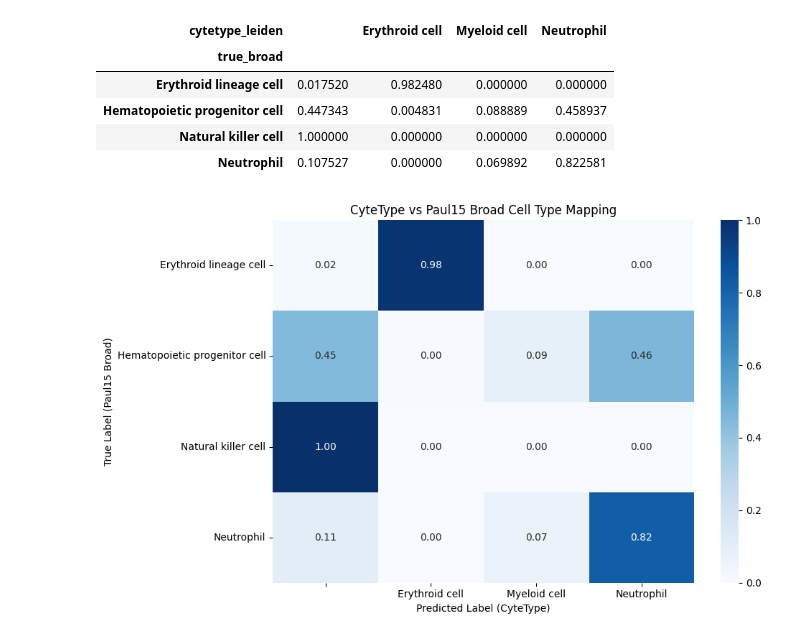
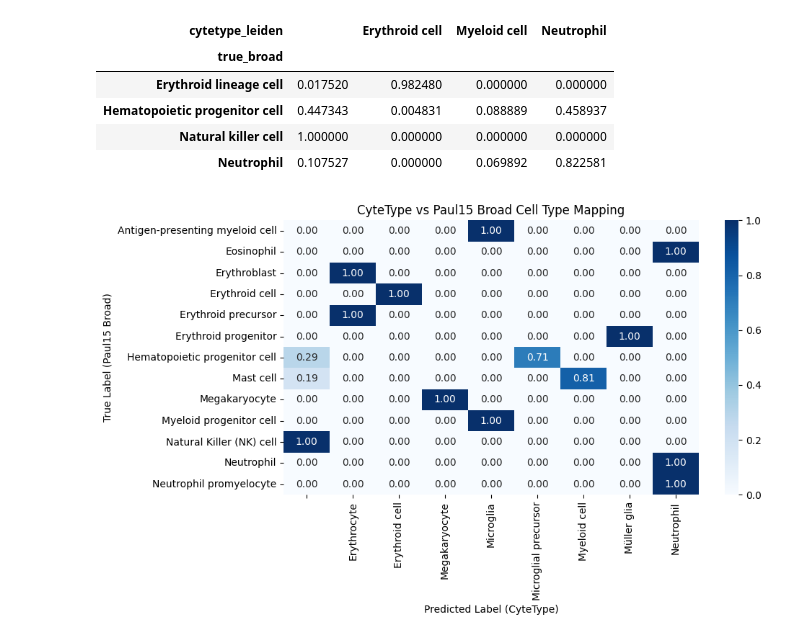
Before and after one commit to dalloliogm/cytetype_eval, a Jupyter notebook: cytetype exploration.ipynb, the cells around one changed output. Cells and saved outputs as stored; diff of their text form; code cells hidden in the pictures.

```diff
--- a/cytetype exploration.ipynb
+++ b/cytetype exploration.ipynb
@@ -181,22 +179,27 @@ Categories (19, object): ['1Ery', '2Ery', '3Ery', '4Ery', ..., '16Neu', '17Neu',
 # %%
 label_map = {
-    '1Ery': 'Erythroid lineage cell',
-    '2Ery': 'Erythroid lineage cell',
-    '3Ery': 'Erythroid lineage cell',
-    '4Ery': 'Erythroid lineage cell',
-    '5MEP': 'Hematopoietic progenitor cell',
-    '6MEP': 'Hematopoietic progenitor cell',
-    '7MEP': 'Hematopoietic progenitor cell',
-    '8GMP': 'Hematopoietic progenitor cell',
-    '9DC': 'Hematopoietic progenitor cell',
-    '10Baso': 'Hematopoietic progenitor cell',
-    '11Mo': 'Hematopoietic progenitor cell',
-    '12Mo': 'Hematopoietic progenitor cell',
-    '13Baso': 'Hematopoietic progenitor cell',
-    '14Mo': 'Hematopoietic progenitor cell',
-    '15Mo': 'Hematopoietic progenitor cell',
+    '1Ery': 'Erythroblast',
+    '2Ery': 'Erythroid precursor',
+    '3Ery': 'Erythroblast',
+    '4Ery': 'Erythroid precursor',
+    '5Ery': 'Erythroid cell',
+    '6Ery': 'Erythroid progenitor',
+
+    '7MEP': 'Myeloid progenitor cell',
+    '8Mk': 'Megakaryocyte',
+    '9GMP': 'Hematopoietic progenitor cell',
+    '10GMP': 'Hematopoietic progenitor cell',
+
+    '11DC': 'Antigen-presenting myeloid cell',
+    '12Baso': 'Mast cell',
+    '13Baso': 'Mast cell',
+
+    '14Mo': 'Neutrophil promyelocyte',
+    '15Mo': 'Neutrophil promyelocyte',
+
     '16Neu': 'Neutrophil',
     '17Neu': 'Neutrophil',
-    '18Eos': 'Hematopoietic progenitor cell',
-    '19Lymph': 'Natural killer cell'  # could be NK/T-cell; best-effort match
+
+    '18Eos': 'Eosinophil',
+    '19Lymph': 'Natural Killer (NK) cell'
 }
@@ -269,18 +347,18 @@ pd.crosstab(adata2.obs["true_broad"], adata2.obs["cytetype_leiden"], normalize='
 # %%
 # Create normalized confusion matrix
 conf_mat = pd.crosstab(
     adata2.obs["true_broad"],
-    adata2.obs["cytetype_leiden"],
+    adata2.obs["cytetype_paul15_clusters"],
     normalize='index'
 )
 
 # Plot with seaborn
 plt.figure(figsize=(10, 6))
 sns.heatmap(conf_mat, annot=True, cmap="Blues", fmt=".2f", cbar=True)
 plt.title("CyteType vs Paul15 Broad Cell Type Mapping")
 plt.ylabel("True Label (Paul15 Broad)")
 plt.xlabel("Predicted Label (CyteType)")
 plt.tight_layout()
 plt.show()
 # %% [output]
-[figure, old version]
+[figure, new version]
```
Also changed, not shown: parts of 13 cells of this notebook, 1 other file.
